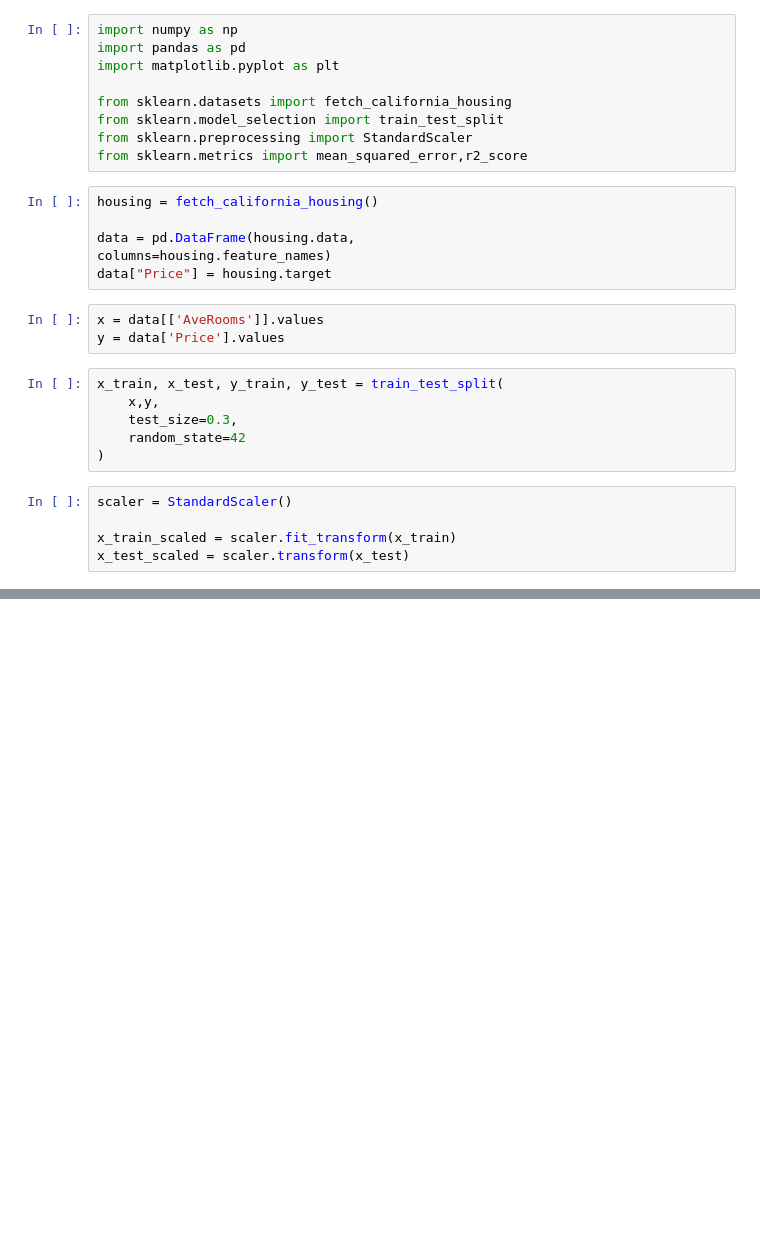
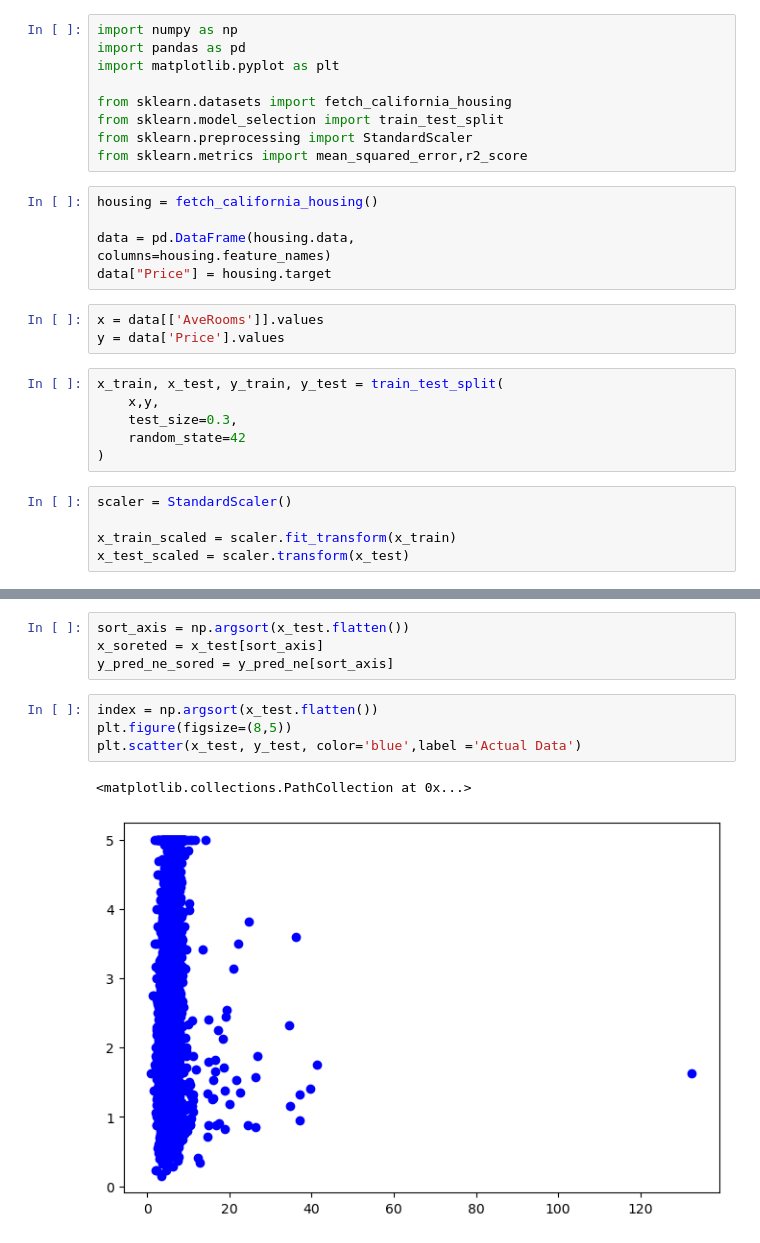
Before and after one commit to albin122/machine-learning-lab-, a Jupyter notebook: program1.ipynb, the cells around one changed output, grey strips where cells are left out. Saved outputs shown, nothing was run; the diff lists cells and outputs as text; blank space fills up the shorter version.

```diff
--- a/program1.ipynb
+++ b/program1.ipynb
@@ -76,0 +98,11 @@ R2 Score: 0.013798228607320828
+# %%
+sort_axis = np.argsort(x_test.flatten())
+x_soreted = x_test[sort_axis]
+y_pred_ne_sored = y_pred_ne[sort_axis]
+# %%
+index = np.argsort(x_test.flatten())
+plt.figure(figsize=(8,5))
+plt.scatter(x_test, y_test, color='blue',label ='Actual Data')
+# %% [output]
+<matplotlib.collections.PathCollection at 0x...>
+[figure, added]
```
Also changed, not shown: parts of 6 cells of this notebook.
